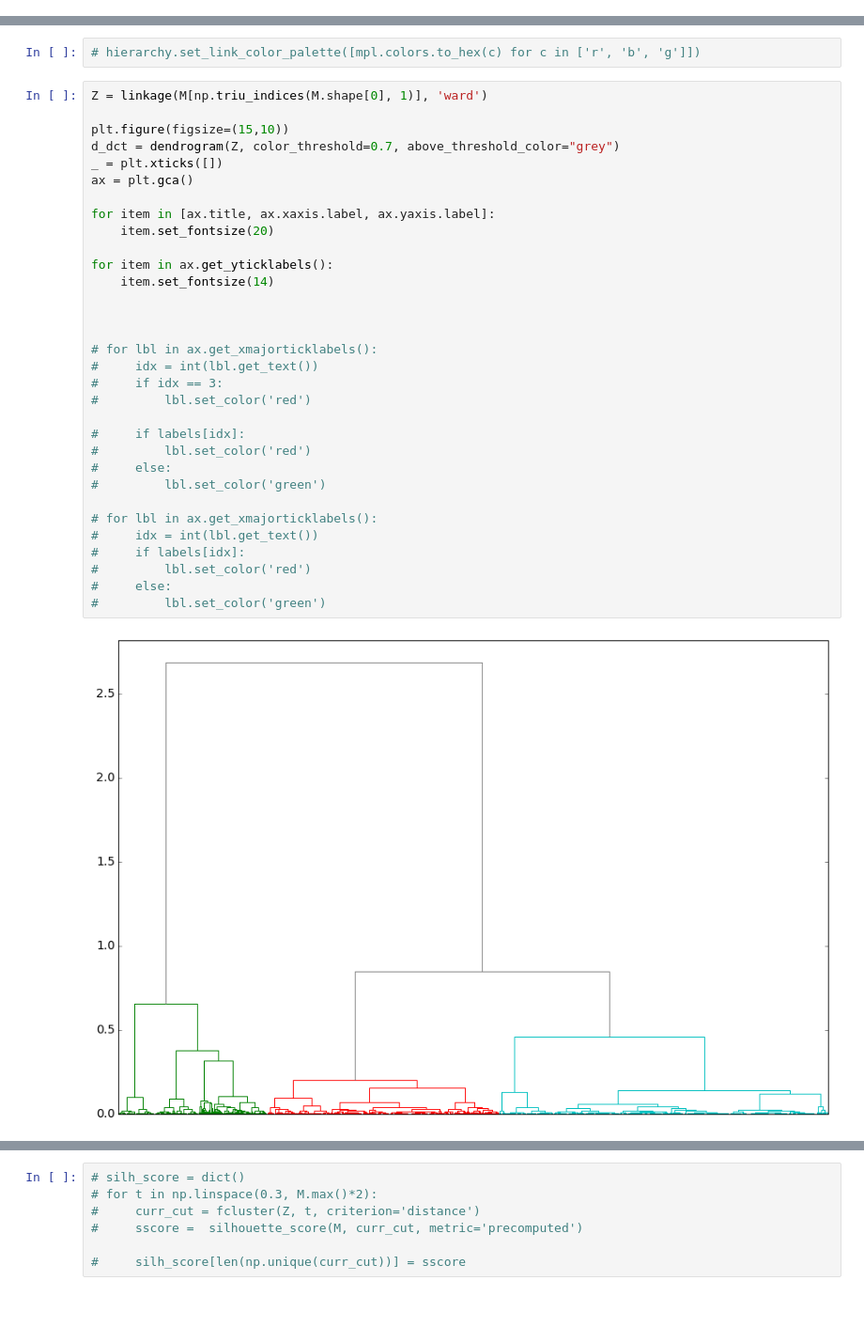
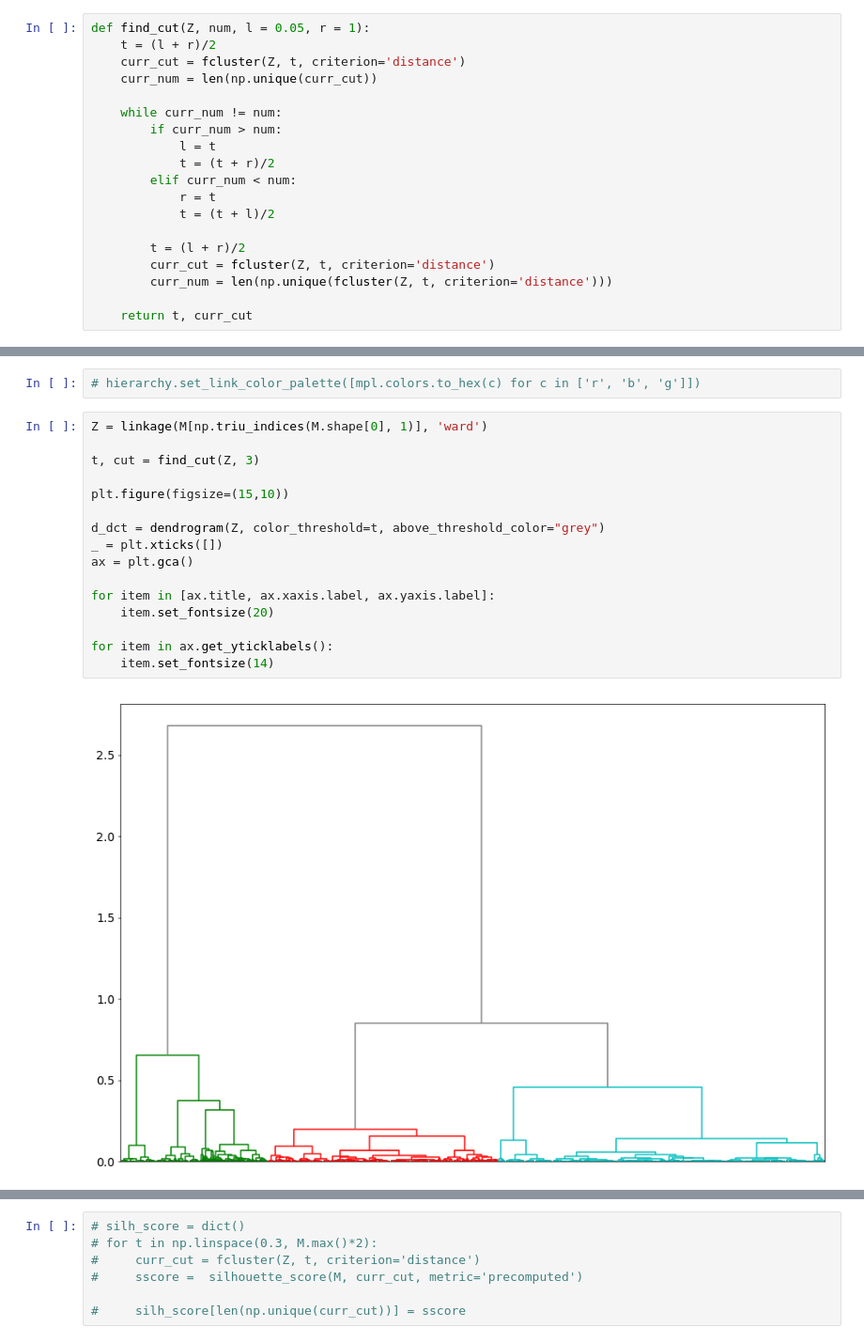
Before and after one commit to Vlad0922/neurophysiology, a Jupyter notebook: burst_clusters_heirarchy.ipynb, the cells around one changed output, grey strips where cells are left out. Shown: that part at 94% size. Cells and saved outputs as stored; diff of their text form; blank space fills up the shorter version.

```diff
--- a/burst_clusters_heirarchy.ipynb
+++ b/burst_clusters_heirarchy.ipynb
@@ -342,6 +342,25 @@ def build_matrix_precalc(arr, metric, cashed):
                 res[i,j] = res[j, i] = 1.
 
     return res
+# %%
+def find_cut(Z, num, l = 0.05, r = 1):
+    t = (l + r)/2
+    curr_cut = fcluster(Z, t, criterion='distance')
+    curr_num = len(np.unique(curr_cut))
+
+    while curr_num != num:
+        if curr_num > num:
+            l = t
+            t = (t + r)/2
+        elif curr_num < num:
+            r = t
+            t = (t + l)/2
+
+        t = (l + r)/2
+        curr_cut = fcluster(Z, t, criterion='distance')
+        curr_num = len(np.unique(fcluster(Z, t, criterion='distance')))
+
+    return t, curr_cut
 # %%
 M = build_matrix_precalc(only_st, lambda x, y: sdh_poisson_metric_precalc(x, y), sdh_vals)
 # %% [output]
@@ -351,34 +370,18 @@ Widget Javascript not detected.  It may not be installed or enabled properly.
 # %%
 Z = linkage(M[np.triu_indices(M.shape[0], 1)], 'ward')
 
+t, cut = find_cut(Z, 3)
+
 plt.figure(figsize=(15,10))
-d_dct = dendrogram(Z, color_threshold=0.7, above_threshold_color="grey")
+
+d_dct = dendrogram(Z, color_threshold=t, above_threshold_color="grey")
 _ = plt.xticks([])
 ax = plt.gca()
 
 for item in [ax.title, ax.xaxis.label, ax.yaxis.label]:
     item.set_fontsize(20)
 
 for item in ax.get_yticklabels():
     item.set_fontsize(14)
-
-
-
-# for lbl in ax.get_xmajorticklabels():
-#     idx = int(lbl.get_text())
-#     if idx == 3:
-#         lbl.set_color('red')
-
-#     if labels[idx]:
-#         lbl.set_color('red')
-#     else:
-#         lbl.set_color('green')
-
-# for lbl in ax.get_xmajorticklabels():
-#     idx = int(lbl.get_text())
-#     if labels[idx]:
-#         lbl.set_color('red')
-#     else:
-#         lbl.set_color('green')
 # %% [output]
-[figure, old version]
+[figure, new version]
```
Also changed, not shown: parts of 57 cells of this notebook.
